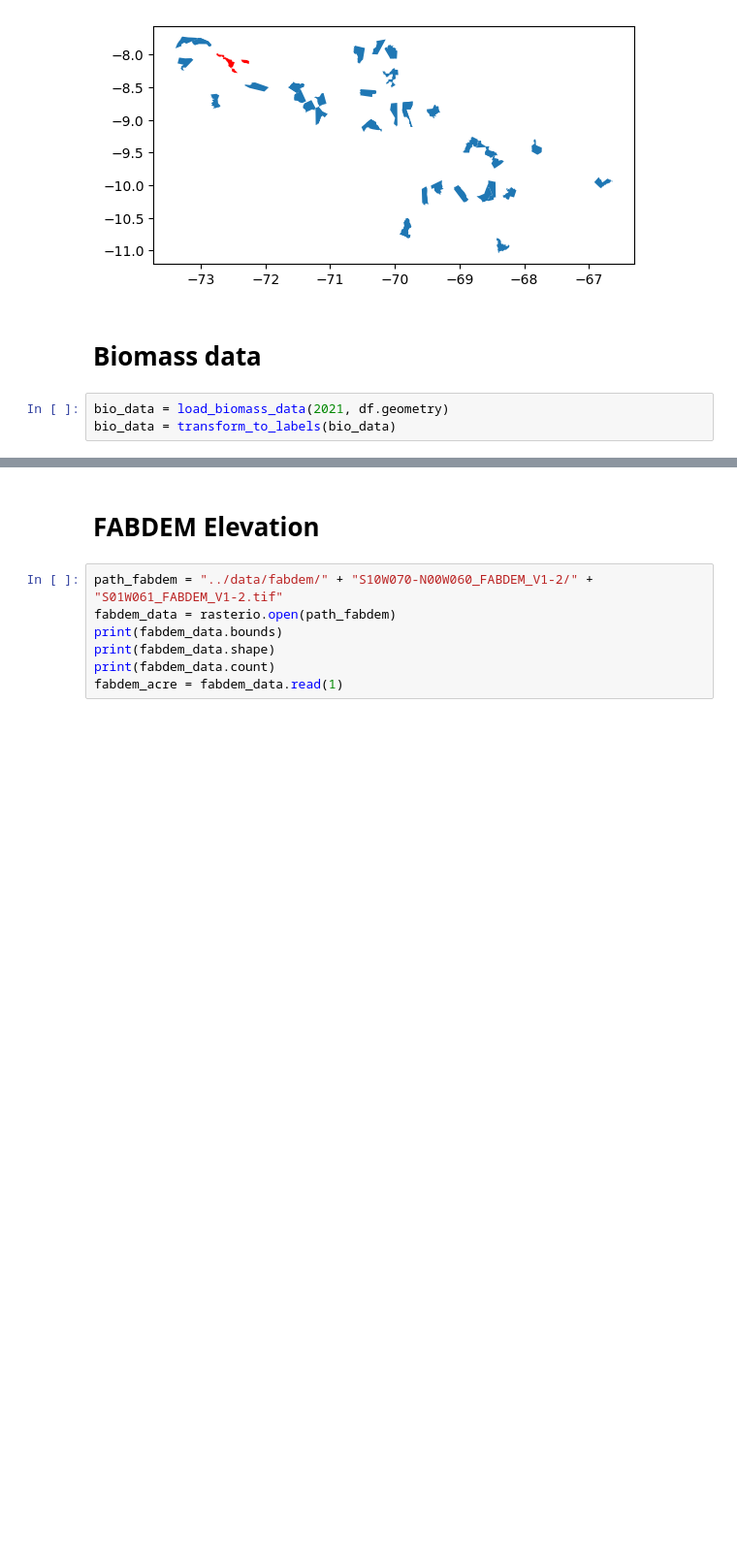
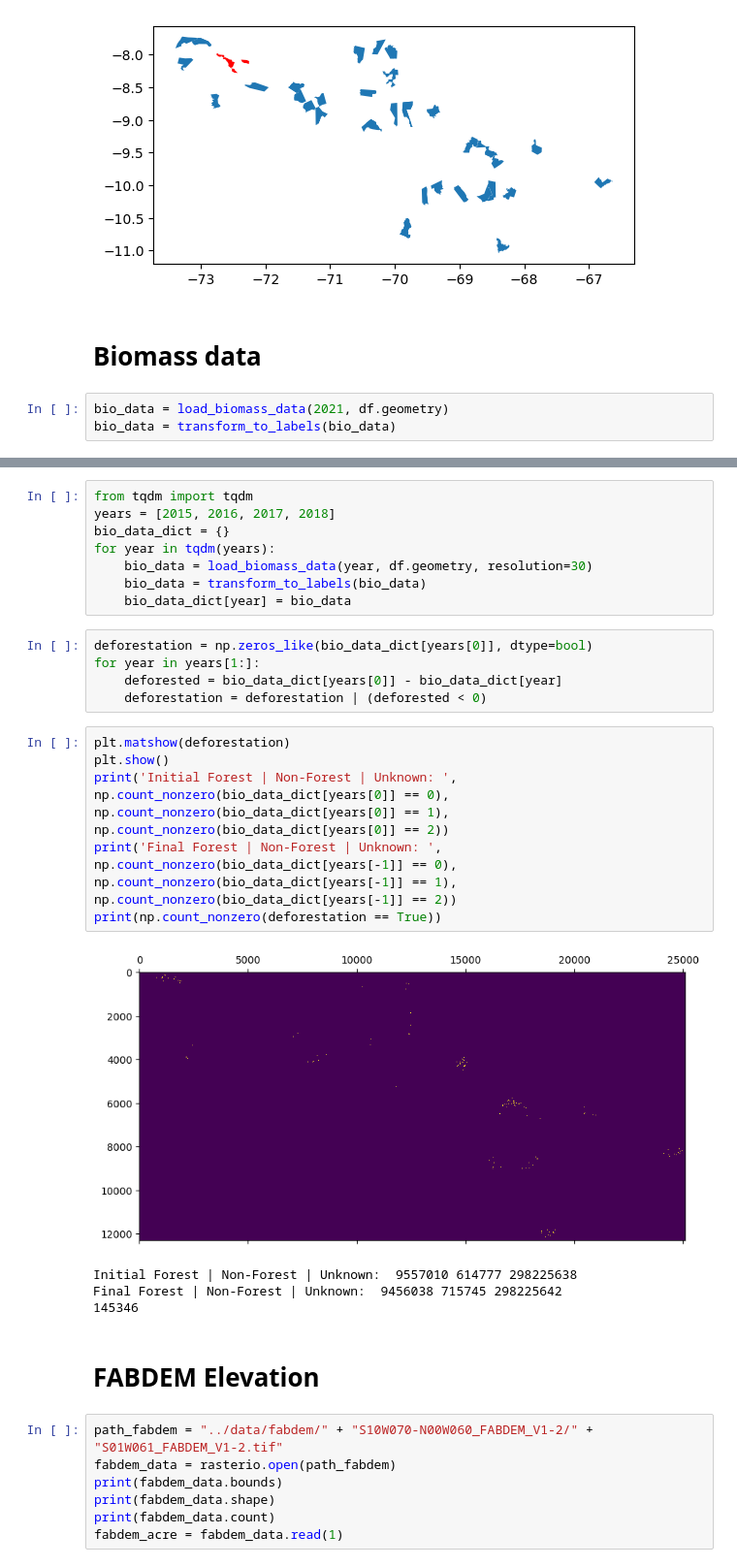
Before and after one commit to TimEngelmann/future-deforestation, a Jupyter notebook: notebooks/data_exploration.ipynb, the cells around one changed output, grey strips where cells are left out. Shown at 97% size. Drawn from its saved outputs; the diff is of its cells as text; blank space fills up the shorter version.

```diff
--- a/notebooks/data_exploration.ipynb
+++ b/notebooks/data_exploration.ipynb
@@ -123,3 +136,27 @@ plt.show()
+# %%
+from tqdm import tqdm
+years = [2015, 2016, 2017, 2018]
+bio_data_dict = {}
+for year in tqdm(years):
+    bio_data = load_biomass_data(year, df.geometry, resolution=30)
+    bio_data = transform_to_labels(bio_data)
+    bio_data_dict[year] = bio_data
+# %%
+deforestation = np.zeros_like(bio_data_dict[years[0]], dtype=bool)
+for year in years[1:]:
+    deforested = bio_data_dict[years[0]] - bio_data_dict[year]
+    deforestation = deforestation | (deforested < 0)
+# %%
+plt.matshow(deforestation)
+plt.show()
+print('Initial Forest | Non-Forest | Unknown: ', np.count_nonzero(bio_data_dict[years[0]] == 0), np.count_nonzero(bio_data_dict[years[0]] == 1), np.count_nonzero(bio_data_dict[years[0]] == 2))
+print('Final Forest | Non-Forest | Unknown: ', np.count_nonzero(bio_data_dict[years[-1]] == 0), np.count_nonzero(bio_data_dict[years[-1]] == 1), np.count_nonzero(bio_data_dict[years[-1]] == 2))
+print(np.count_nonzero(deforestation == True))
+# %% [output]
+[figure, added]
+Initial Forest | Non-Forest | Unknown:  9557010 614777 298225638
+Final Forest | Non-Forest | Unknown:  9456038 715745 298225642
+145346
 # %% [markdown]
 # FABDEM Elevation
 # %%
```
Also changed, not shown: parts of 9 cells of this notebook.
